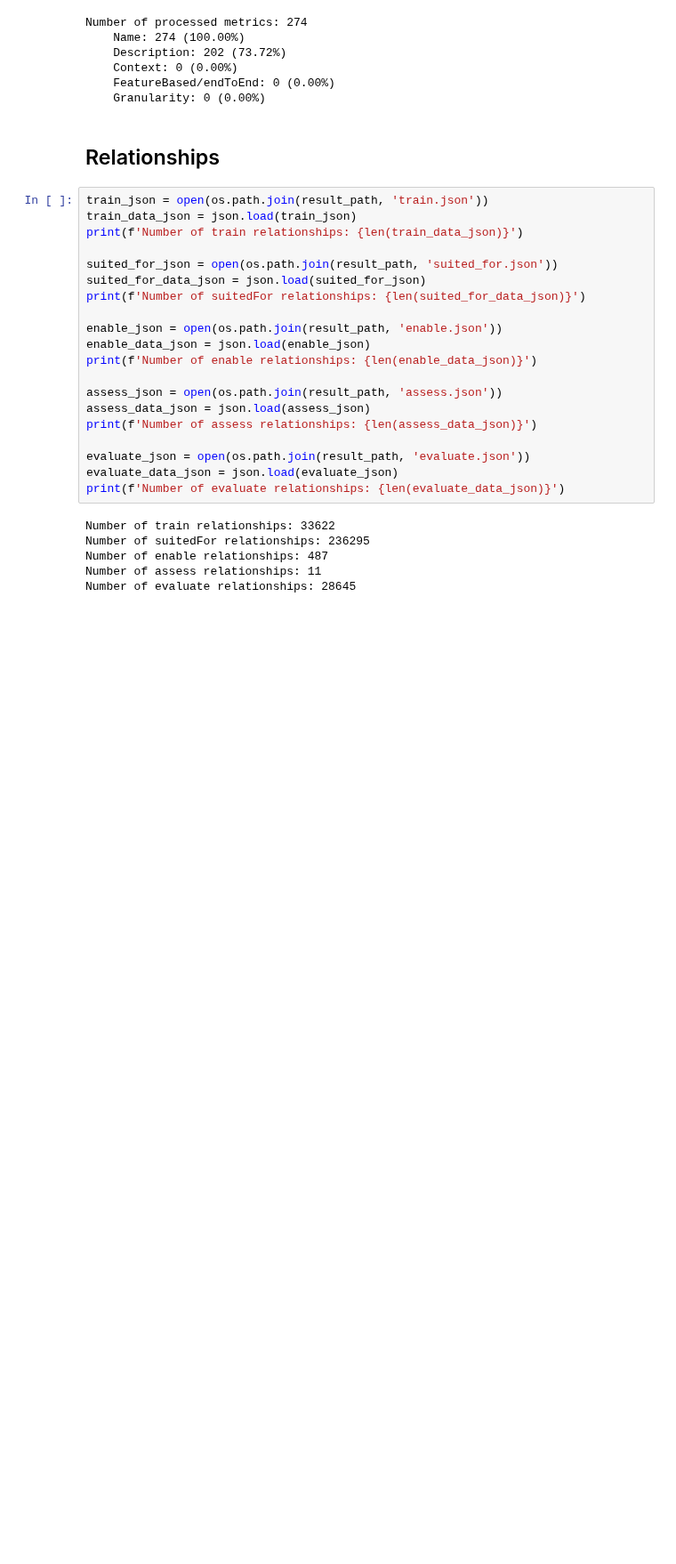
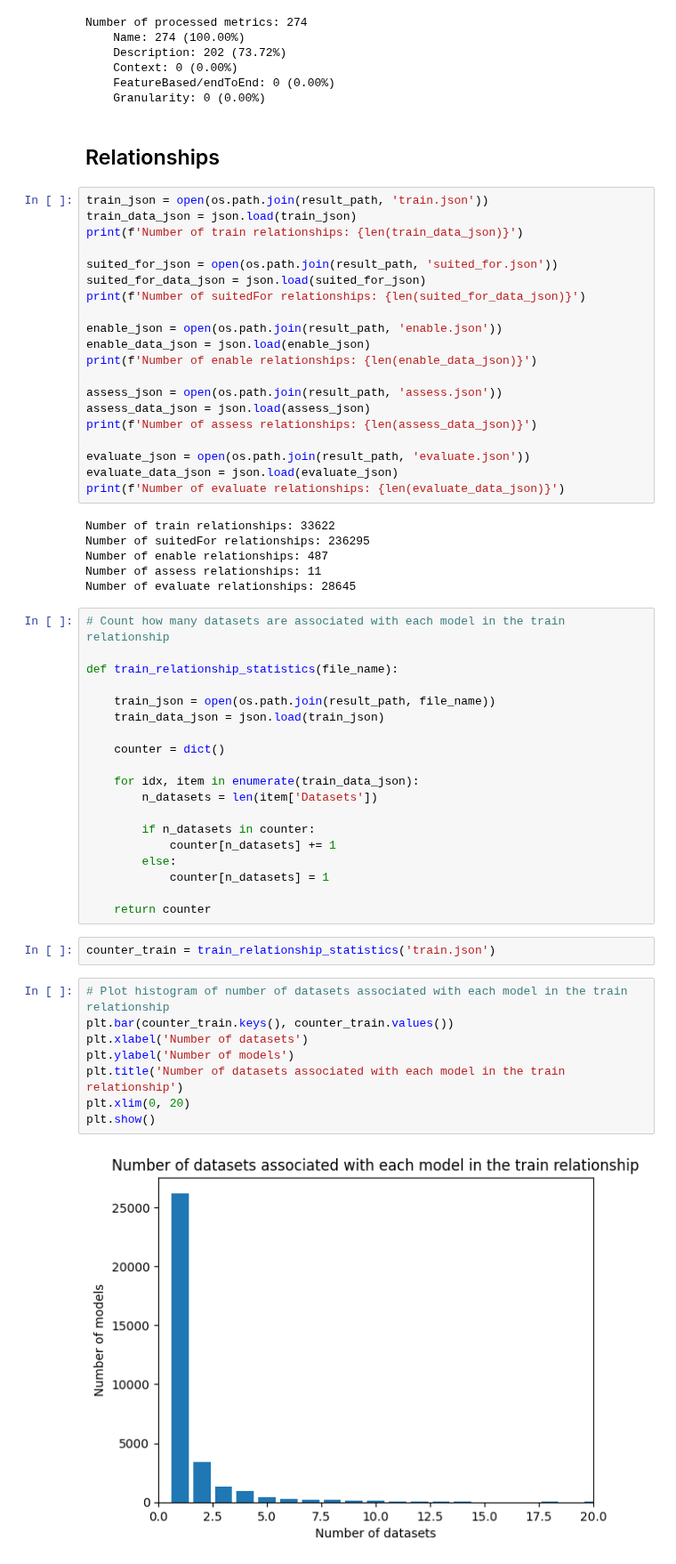
Before and after one commit to lorber13/chatIMPACT, a Jupyter notebook: data_analysis/data_availability.ipynb, the cells around one changed output. Shown at 89% size. Cells and saved outputs as stored; diff of their text form; blank space fills up the shorter version.

Commit message:
Minor additions to data_availability

```diff
--- a/data_analysis/data_availability.ipynb
+++ b/data_analysis/data_availability.ipynb
@@ -288,3 +289,34 @@ Number of suitedFor relationships: 236295
 Number of enable relationships: 487
 Number of assess relationships: 11
 Number of evaluate relationships: 28645
+# %%
+# Count how many datasets are associated with each model in the train relationship
+
+def train_relationship_statistics(file_name):
+
+	train_json = open(os.path.join(result_path, file_name))
+	train_data_json = json.load(train_json)
+
+	counter = dict()
+
+	for idx, item in enumerate(train_data_json):
+		n_datasets = len(item['Datasets'])
+
+		if n_datasets in counter:
+			counter[n_datasets] += 1
+		else:
+			counter[n_datasets] = 1
+
+	return counter
+# %%
+counter_train = train_relationship_statistics('train.json')
+# %%
+# Plot histogram of number of datasets associated with each model in the train relationship
+plt.bar(counter_train.keys(), counter_train.values())
+plt.xlabel('Number of datasets')
+plt.ylabel('Number of models')
+plt.title('Number of datasets associated with each model in the train relationship')
+plt.xlim(0, 20)
+plt.show()
+# %% [output]
+[figure, added]
```
Also changed, not shown: parts of 1 cell of this notebook.
